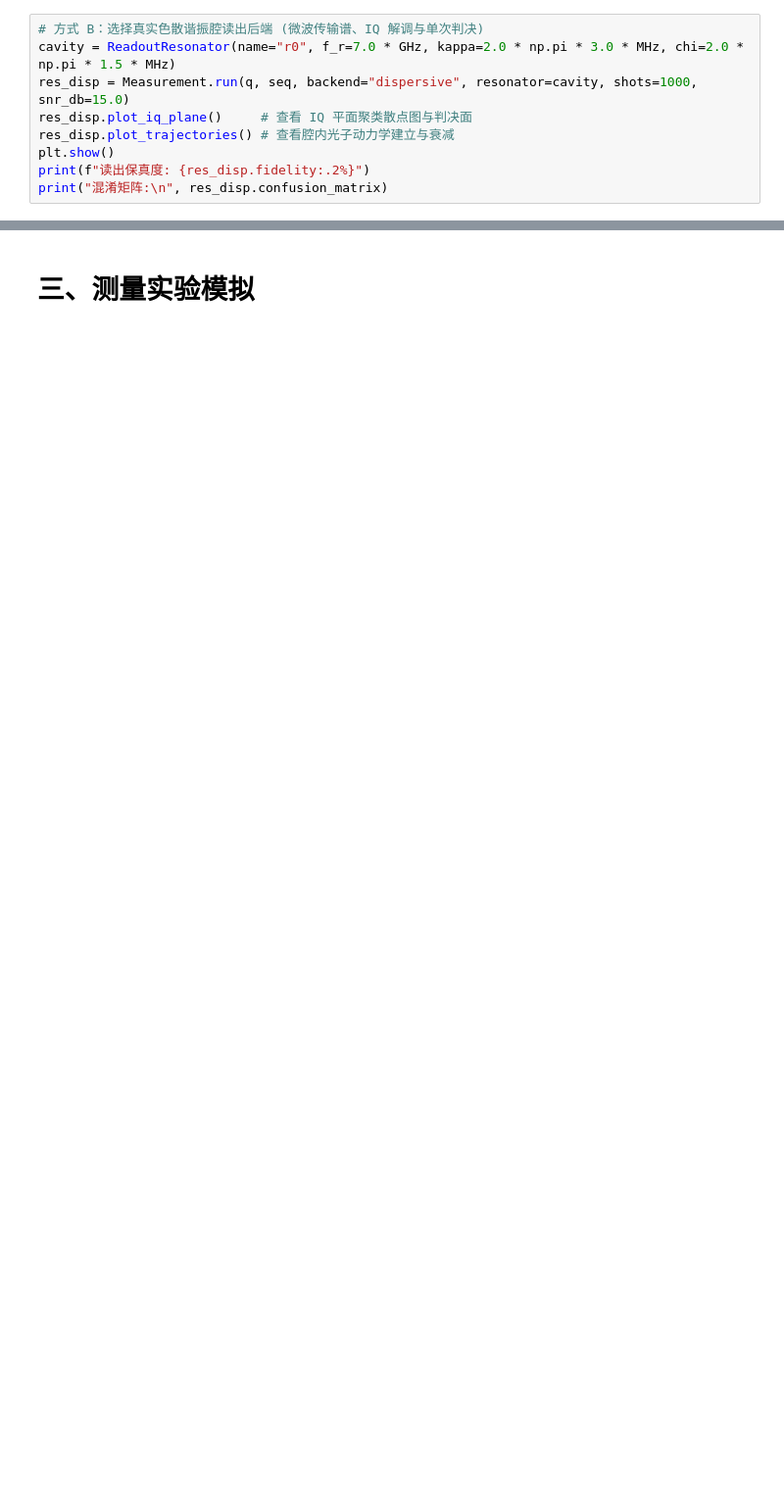
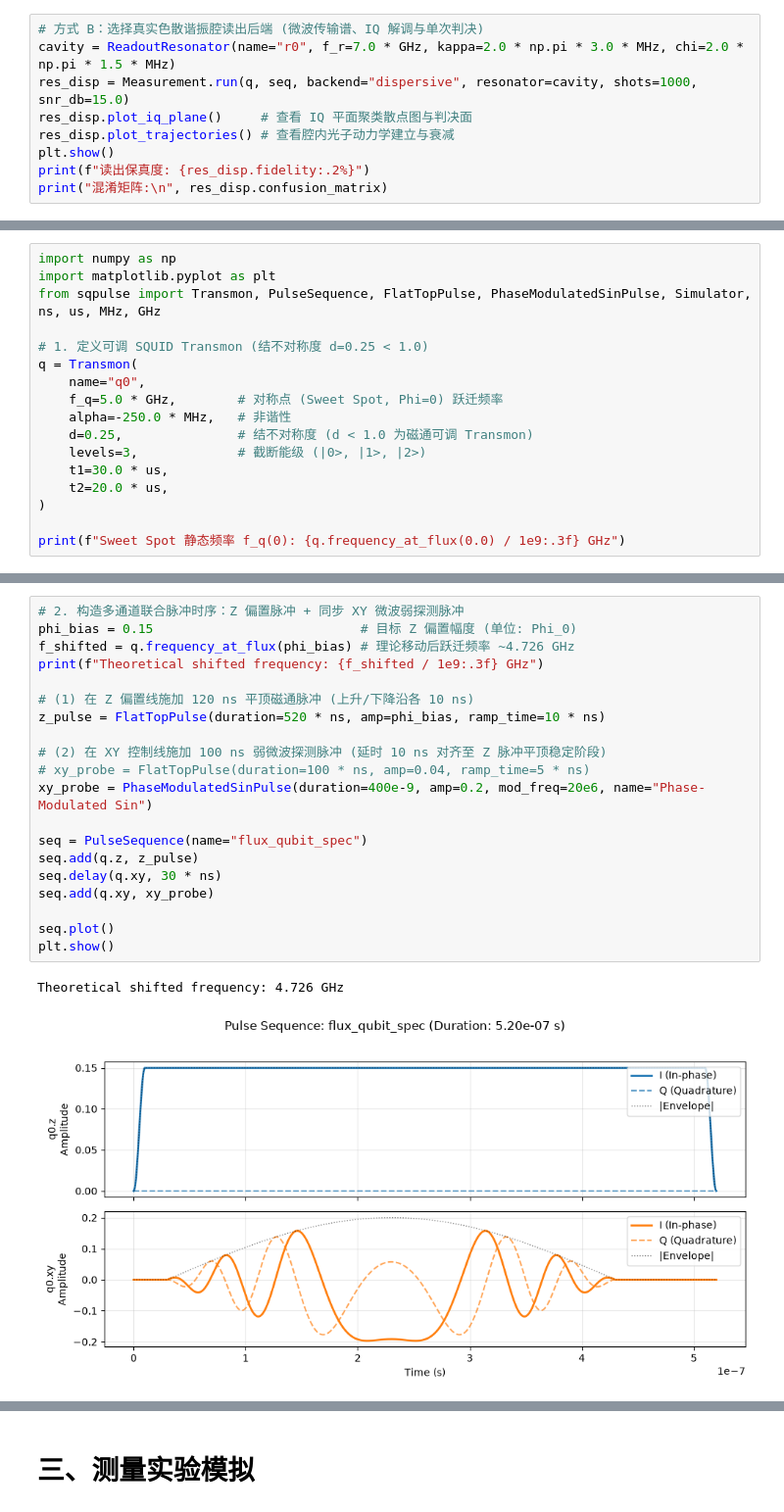
Before and after one commit to quantum-panda-a/SQPulse, a Jupyter notebook: examples/demo.ipynb, the cells around one changed output, grey strips where cells are left out. Shown at 98% size. Drawn from its saved outputs; the diff is of its cells as text; blank space fills up the shorter version.

Commit message:
Add flux-pulsed spectroscopy measurement and improve Transmon documentation

```diff
--- a/examples/demo.ipynb
+++ b/examples/demo.ipynb
@@ -185,0 +167,17 @@ plt.tight_layout()
+# %%
+import numpy as np
+import matplotlib.pyplot as plt
+from sqpulse import Transmon, PulseSequence, FlatTopPulse, PhaseModulatedSinPulse, Simulator, ns, us, MHz, GHz
+
+# 1. 定义可调 SQUID Transmon (结不对称度 d=0.25 < 1.0)
+q = Transmon(
+    name="q0",
+    f_q=5.0 * GHz,        # 对称点 (Sweet Spot, Phi=0) 跃迁频率
+    alpha=-250.0 * MHz,   # 非谐性
+    d=0.25,               # 结不对称度 (d < 1.0 为磁通可调 Transmon)
+    levels=3,             # 截断能级 (|0>, |1>, |2>)
+    t1=30.0 * us,
+    t2=20.0 * us,
+)
+
+print(f"Sweet Spot 静态频率 f_q(0): {q.frequency_at_flux(0.0) / 1e9:.3f} GHz")
@@ -185,0 +188,23 @@ plt.tight_layout()
+# %%
+# 2. 构造多通道联合脉冲时序：Z 偏置脉冲 + 同步 XY 微波弱探测脉冲
+phi_bias = 0.15                           # 目标 Z 偏置幅度 (单位: Phi_0)
+f_shifted = q.frequency_at_flux(phi_bias) # 理论移动后跃迁频率 ~4.726 GHz
+print(f"Theoretical shifted frequency: {f_shifted / 1e9:.3f} GHz")
+
+# (1) 在 Z 偏置线施加 120 ns 平顶磁通脉冲 (上升/下降沿各 10 ns)
+z_pulse = FlatTopPulse(duration=520 * ns, amp=phi_bias, ramp_time=10 * ns)
+
+# (2) 在 XY 控制线施加 100 ns 弱微波探测脉冲 (延时 10 ns 对齐至 Z 脉冲平顶稳定阶段)
+# xy_probe = FlatTopPulse(duration=100 * ns, amp=0.04, ramp_time=5 * ns)
+xy_probe = PhaseModulatedSinPulse(duration=400e-9, amp=0.2, mod_freq=20e6, name="Phase-Modulated Sin")
+
+seq = PulseSequence(name="flux_qubit_spec")
+seq.add(q.z, z_pulse)
+seq.delay(q.xy, 30 * ns)
+seq.add(q.xy, xy_probe)
+
+seq.plot()
+plt.show()
+# %% [output]
+Theoretical shifted frequency: 4.726 GHz
+[figure, added]
```
Also changed, not shown: parts of 25 cells of this notebook, 7 other files.
